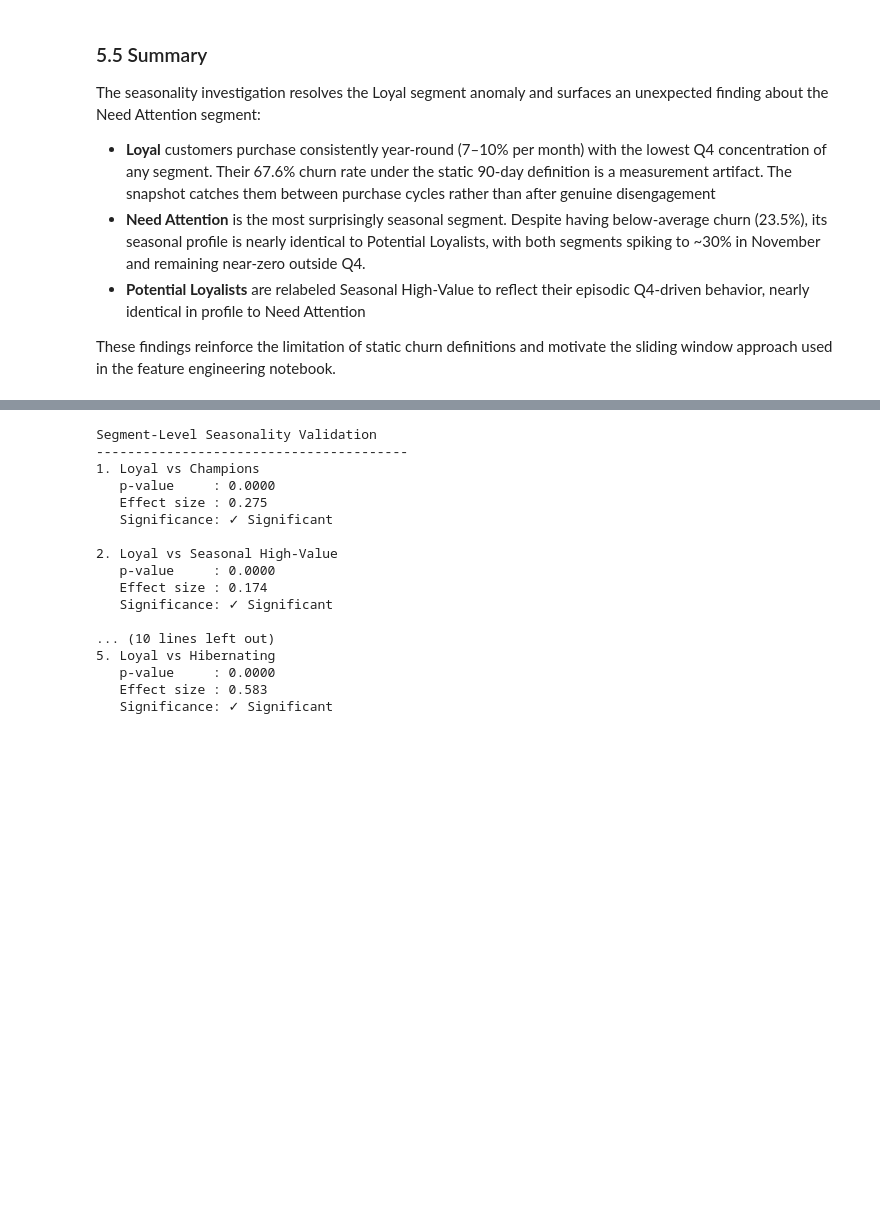
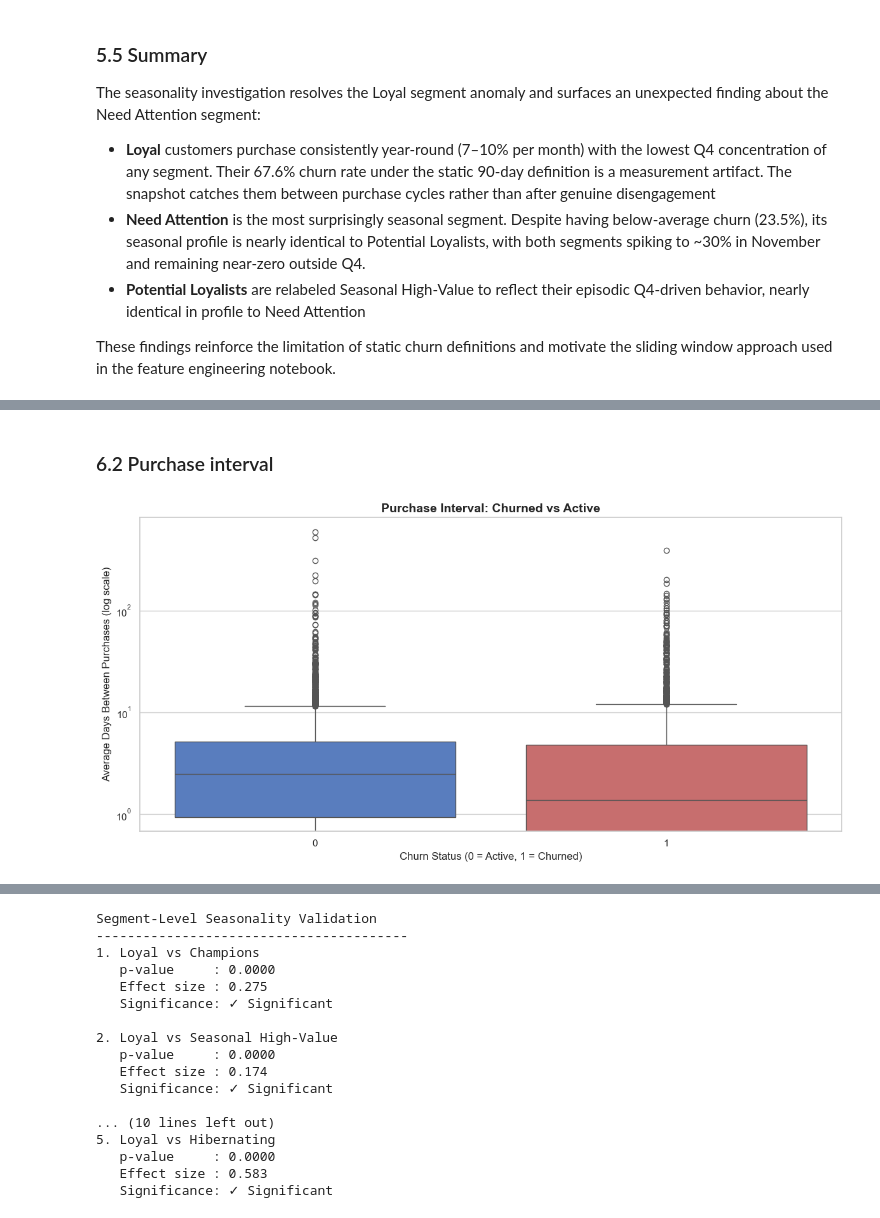
Before and after one commit to stefanobrusadelli/customer-churn-prediction, a Jupyter notebook: notebook/02_eda.ipynb, the cells around one changed output, grey strips where cells are left out. Saved outputs shown, nothing was run; the diff lists cells and outputs as text; code cells hidden in the pictures; blank space fills up the shorter version.

```diff
--- a/notebook/02_eda.ipynb
+++ b/notebook/02_eda.ipynb
@@ -1427,0 +1088,32 @@ Building on the RFM segmentation findings, we formally test whether the Loyal se
+# %% [markdown]
+### 6.2 Purchase interval
+# %%
+purchase_intervals = (
+    uk_df_sorted
+    .groupby('CustomerID')['InterpurchaseDays']
+    .mean()
+    .reset_index()
+)
+purchase_intervals.columns = ['CustomerID', 'AvgInterpurchaseDays']
+purchase_intervals = purchase_intervals.merge(
+    rfm[['CustomerID', 'IsChurned']], on='CustomerID'
+)
+
+sns.boxplot(
+    data=purchase_intervals,
+    x='IsChurned',
+    y='AvgInterpurchaseDays',
+    hue='IsChurned',
+    palette=CHURN_PALETTE,
+    legend=False,
+)
+plt.yscale('log')
+plt.title('Purchase Interval: Churned vs Active')
+plt.xlabel('Churn Status (0 = Active, 1 = Churned)')
+plt.ylabel('Average Days Between Purchases (log scale)')
+plt.tight_layout()
+plt.savefig("../reports/figures/purchase_interval_churn.png",
+            bbox_inches="tight", dpi=150)
+plt.show()
+# %% [output]
+[figure, added]
```
Also changed, not shown: parts of 77 cells of this notebook.
